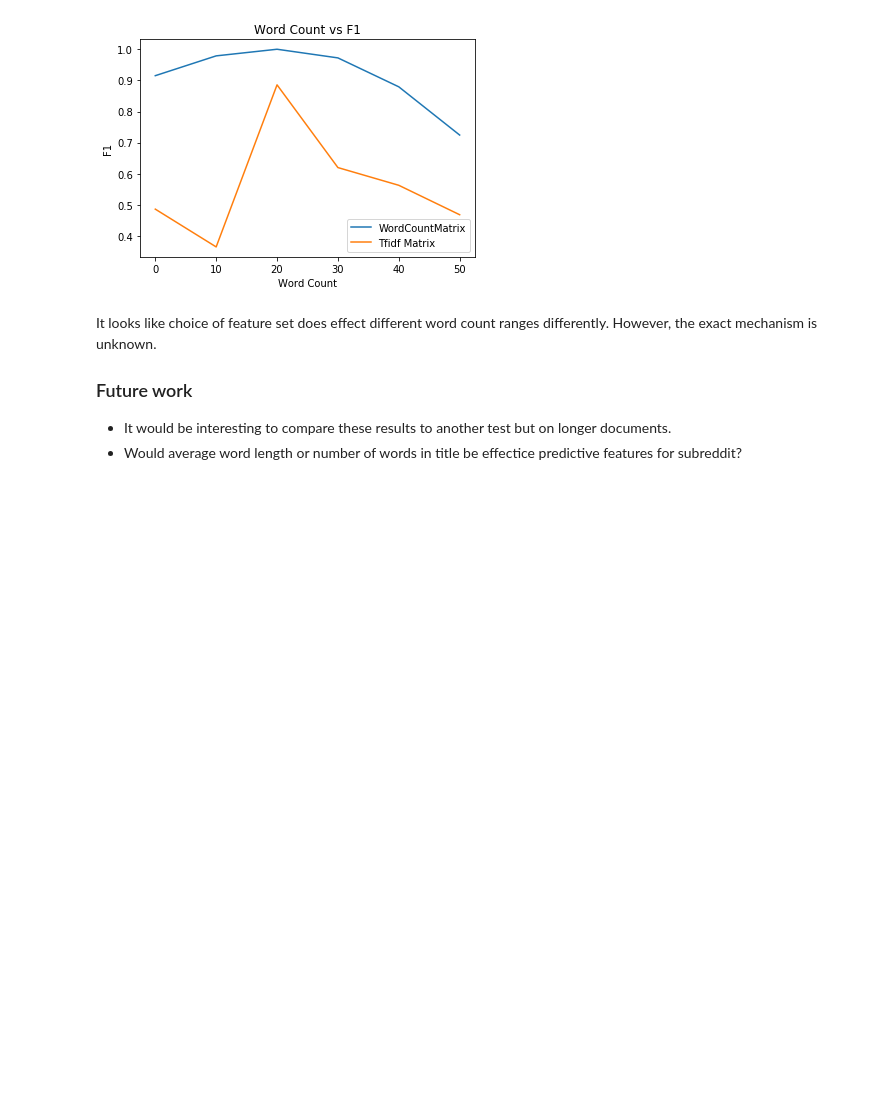
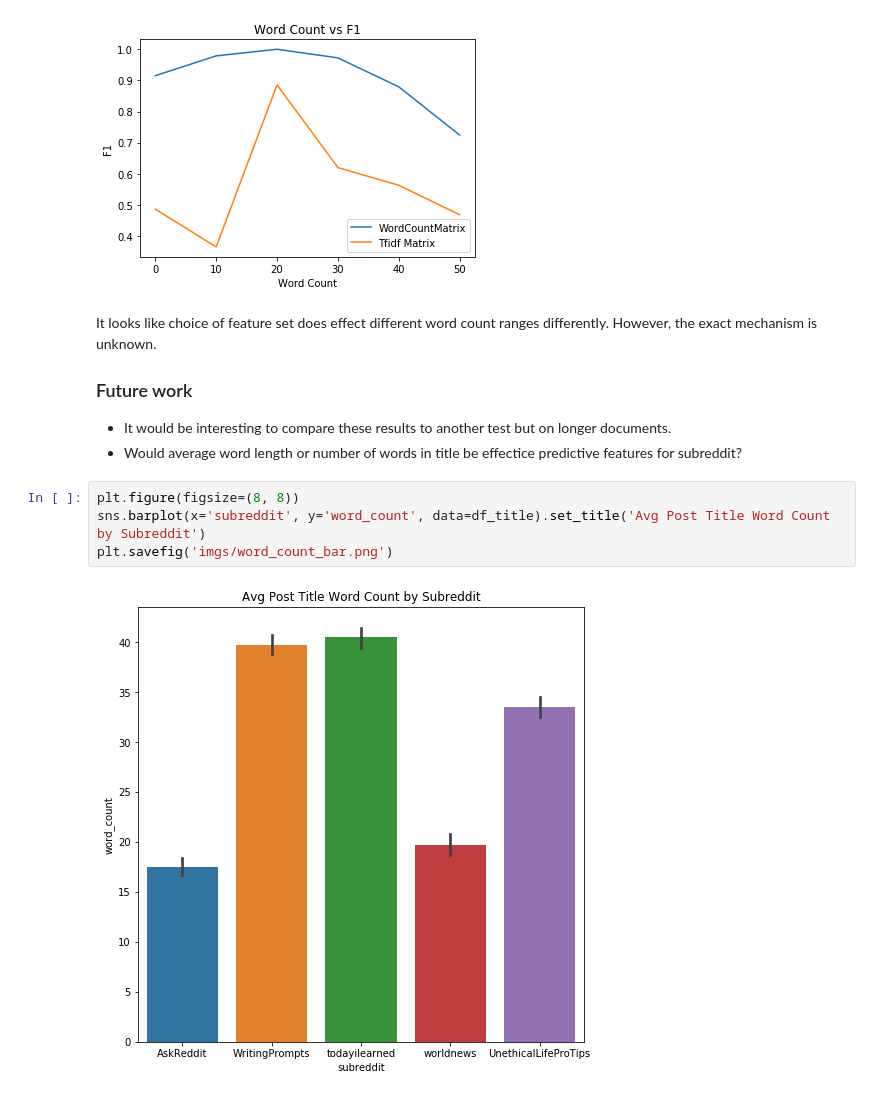
Before and after one commit to zionsteiner/NaiveBayesRedditTitleClassification, a Jupyter notebook: project5_zion.ipynb, the cells around one changed output. Drawn from its saved outputs; the diff is of its cells as text; blank space fills up the shorter version.

```diff
--- a/project5_zion.ipynb
+++ b/project5_zion.ipynb
@@ -187,3 +183,9 @@ It looks like choice of feature set does effect different word count ranges diff
 ### Future work
 * It would be interesting to compare these results to another test but on longer documents.
 * Would average word length or number of words in title be effectice predictive features for subreddit?
+# %%
+plt.figure(figsize=(8, 8))
+sns.barplot(x='subreddit', y='word_count', data=df_title).set_title('Avg Post Title Word Count by Subreddit')
+plt.savefig('imgs/word_count_bar.png')
+# %% [output]
+[figure, added]
```
Also changed, not shown: parts of 5 cells of this notebook, 2 other files.
